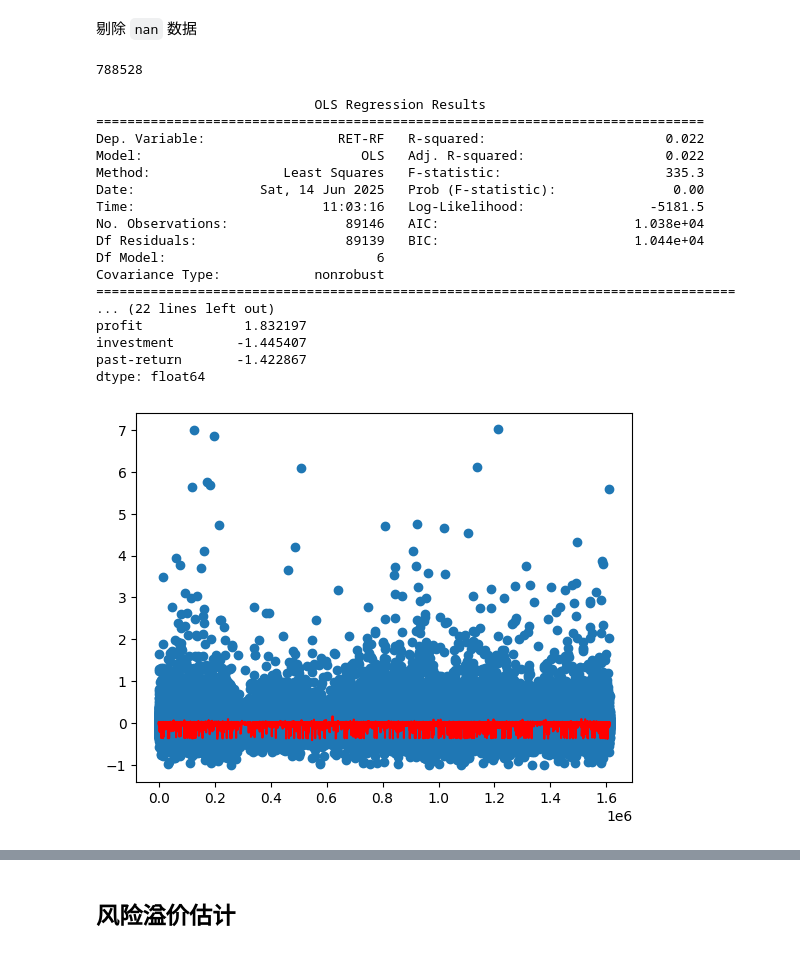
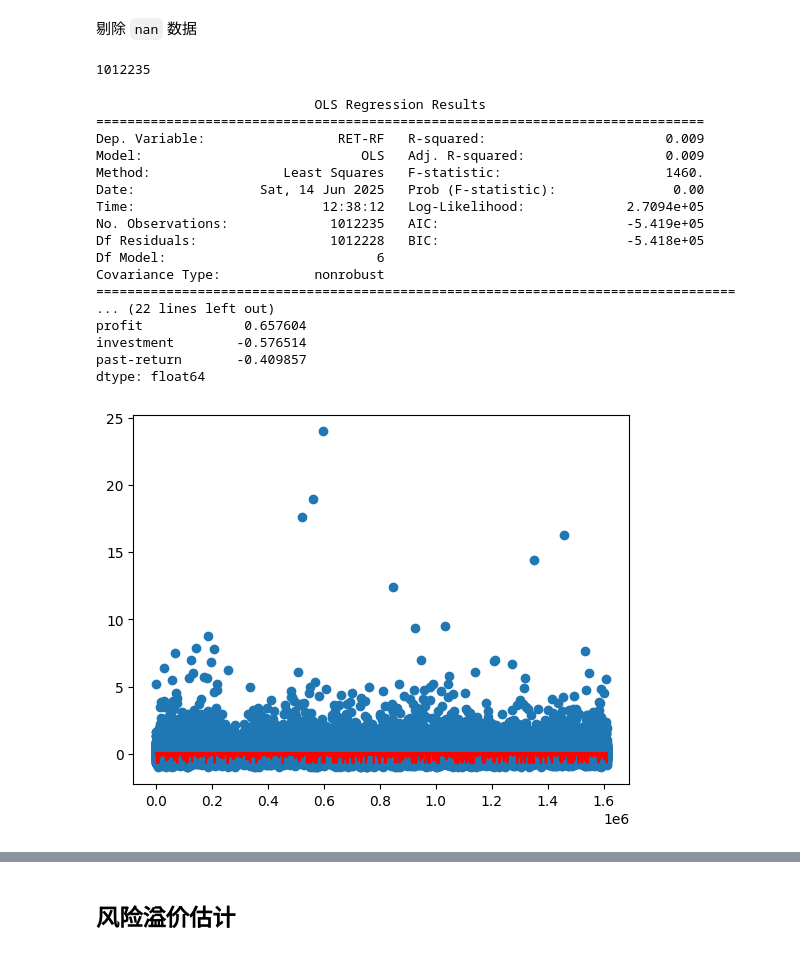
Before and after one commit to Light-ning/firm-life-cycle, a Jupyter notebook: analysis/risk-premiums.ipynb, the cells around one changed output, grey strips where cells are left out. Cells and saved outputs as stored; diff of their text form; code cells hidden in the pictures.

```diff
--- a/analysis/risk-premiums.ipynb
+++ b/analysis/risk-premiums.ipynb
@@ -18,43 +19,48 @@ df_merge['date'] = pd.to_datetime(df_merge['date'])
 # %% [markdown]
 剔除 `nan` 数据
 # %%
-idx_fac = ['beta', 'at', 'book-to-market', 'profit', 'investment', 'past-return']
-df_fit = df_merge[['stg', 'RET-RF'] + idx_fac]
+idx_fac = ['beta', 'market-cap', 'book-to-market', 'profit', 'investment', 'past-return']
+par = ['const'] + idx_fac
+df_fit = df_merge[['date', 'stg', 'RET-RF'] + idx_fac].copy()
 df_fit = df_fit.replace([np.inf, -np.inf], np.nan)
 df_fit = df_fit.dropna()
 df_fit.shape[0]
 # %% [output]
-788528
+1012235
 # %%
-x = df_fit.loc[df_fit['stg'] == 'Intro', idx_fac]
-z = (x - x.mean()) / x.std()
-z[z > 3] = 3
-z[z < -3] = -3
+# x = df_fit.loc[df_fit['stg'] == 'Mature', idx_fac]
+x = df_fit[idx_fac]
+z = pd.DataFrame(index=x.index, columns=idx_fac)
+for fac in idx_fac:
+    z[fac] = (x[fac] - x[fac].mean()) / x[fac].std()
+    z.loc[z[fac] > 3, fac] = 3
+    z.loc[z[fac] < -3, fac] = 3
 z = sm.add_constant(z)
-y = df_fit.loc[df_fit['stg'] == 'Intro', 'RET-RF']
+# y = df_fit.loc[df_fit['stg'] == 'Mature', 'RET-RF']
+y = df_fit['RET-RF']
 result = sm.OLS(y, z).fit()
 print(result.summary())
 print(result.params * 100)
 y_pred = result.predict(z)
 plt.scatter(z.index, y)
 plt.plot(z.index, y_pred, color='red')
 plt.show()
 # %% [output]
                             OLS Regression Results
 ==============================================================================
-Dep. Variable:                 RET-RF   R-squared:                       0.022
-Model:                            OLS   Adj. R-squared:                  0.022
-Method:                 Least Squares   F-statistic:                     335.3
+Dep. Variable:                 RET-RF   R-squared:                       0.009
+Model:                            OLS   Adj. R-squared:                  0.009
+Method:                 Least Squares   F-statistic:                     1460.
 Date:                Sat, 14 Jun 2025   Prob (F-statistic):               0.00
-Time:                        11:03:16   Log-Likelihood:                -5181.5
-No. Observations:               89146   AIC:                         1.038e+04
-Df Residuals:                   89139   BIC:                         1.044e+04
+Time:                        12:38:12   Log-Likelihood:             2.7094e+05
+No. Observations:             1012235   AIC:                        -5.419e+05
+Df Residuals:                 1012228   BIC:                        -5.418e+05
 Df Model:                           6
 Covariance Type:            nonrobust
 ==================================================================================
 ... (22 lines left out)
-profit             1.832197
-investment        -1.445407
-past-return       -1.422867
+profit             0.657604
+investment        -0.576514
+past-return       -0.409857
 dtype: float64
-[figure, old version]
+[figure, new version]
```
Also changed, not shown: parts of 2 cells of this notebook.
